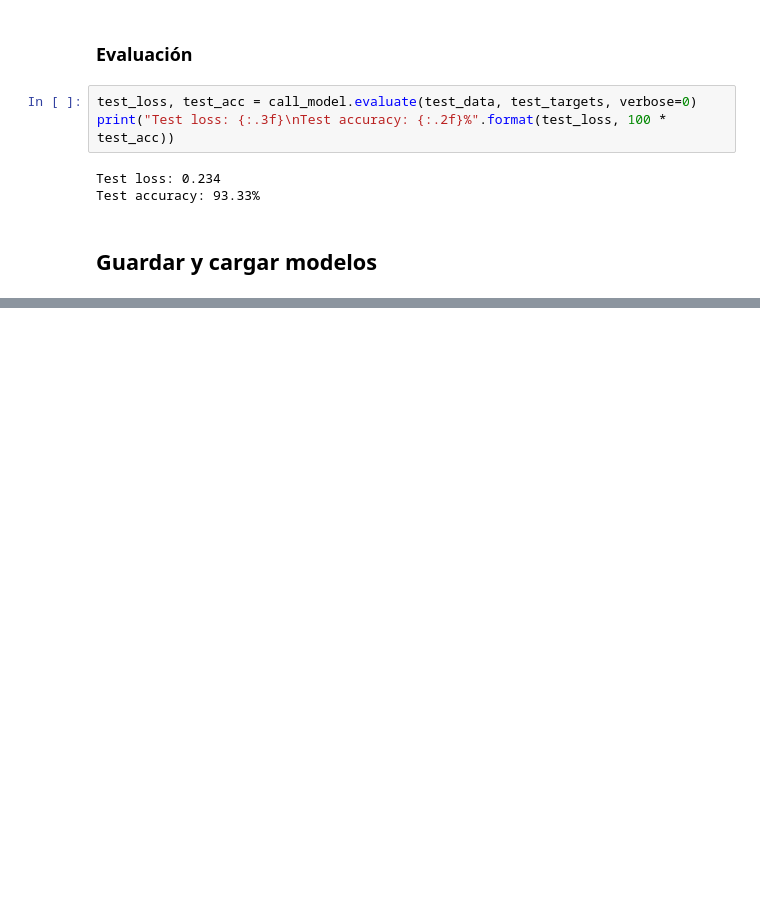
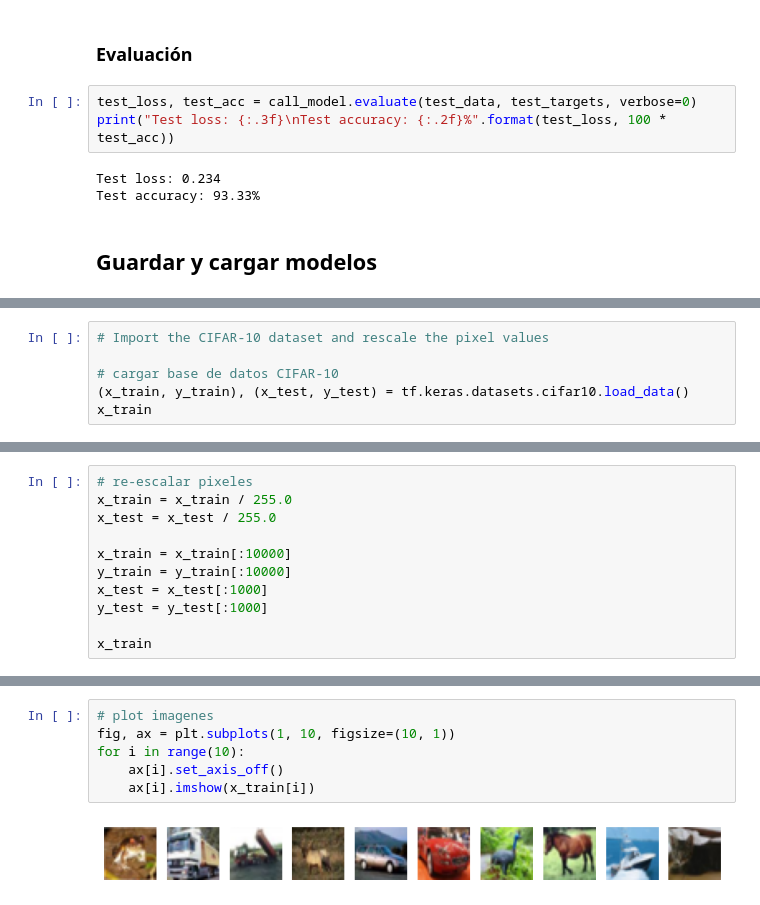
Before and after one commit to dfosorio111/tech_skills, a Jupyter notebook: deep_learning/tensorflow.ipynb, the cells around one changed output, grey strips where cells are left out. Cells and saved outputs as stored; diff of their text form; blank space fills up the shorter version.

```diff
--- a/deep_learning/tensorflow.ipynb
+++ b/deep_learning/tensorflow.ipynb
@@ -1863,0 +2054,6 @@ Test accuracy: 93.33%
+# %%
+# Import the CIFAR-10 dataset and rescale the pixel values
+
+# cargar base de datos CIFAR-10
+(x_train, y_train), (x_test, y_test) = tf.keras.datasets.cifar10.load_data()
+x_train
@@ -1863,0 +2083,11 @@ Test accuracy: 93.33%
+# %%
+# re-escalar pixeles
+x_train = x_train / 255.0
+x_test = x_test / 255.0
+
+x_train = x_train[:10000]
+y_train = y_train[:10000]
+x_test = x_test[:1000]
+y_test = y_test[:1000]
+
+x_train
@@ -1863,0 +2112,8 @@ Test accuracy: 93.33%
+# %%
+# plot imagenes
+fig, ax = plt.subplots(1, 10, figsize=(10, 1))
+for i in range(10):
+    ax[i].set_axis_off()
+    ax[i].imshow(x_train[i])
+# %% [output]
+[figure, added]
```
Also changed, not shown: parts of 130 cells of this notebook.
